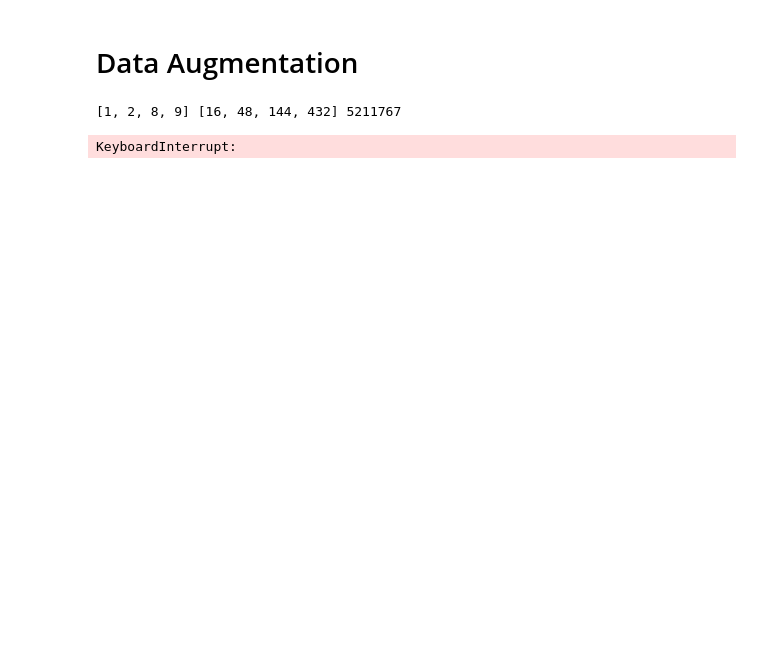
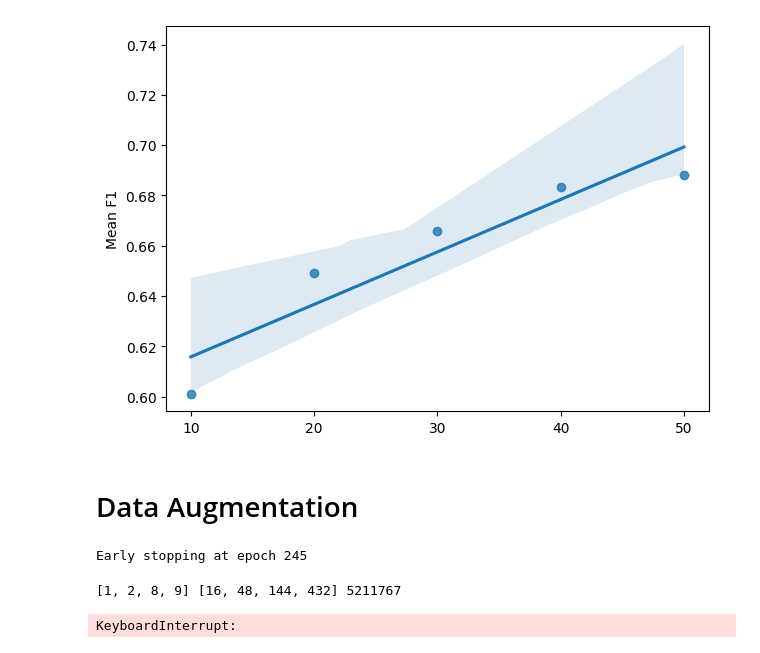
Before and after one commit to Musa-Azeem/eating-detection, a Jupyter notebook: data_aug.ipynb, the cells around one changed output. Drawn from its saved outputs; the diff is of its cells as text; code cells hidden in the pictures; blank space fills up the shorter version.

```diff
--- a/data_aug.ipynb
+++ b/data_aug.ipynb
@@ -104,3 +70,18 @@ ax.set_xticks(range(10, 60, 10));
+# %%
+fig,ax = plt.subplots(1, figsize=(7,5), sharex=True)
+dfbyn = df.groupby('n', as_index=False).mean(numeric_only=True)
+sns.regplot(data=dfbyn, x='n', y='best_f1', ax=ax)
+ax.set_ylabel('Mean F1')
+ax.set_xlabel('')
+ax.set_xticks(range(10, 60, 10));
+
+# discretize nparams
+# bins = df.nparams.quantile([0, 0.25, 0.5, 0.75, 1]).apply(lambda x: round(x, -4))
+# df['nparams_binned'] = pd.cut(df.nparams, bins=bins, labels=[f'<{bins[0.25]}' , f'{bins[0.25]}-{bins[0.5]}', f'{bins[0.5]}-{bins[0.75]}', f'>{bins[0.75]}'])
+# sns.boxplot(data=df, x='n', y='best_f1', hue='nparams_binned', ax=axes[1])
+# axes[1].set_xticks(range(10, 60, 10))
+# %% [output]
+[figure, added]
 # %% [markdown]
 # Data Augmentation
 # %%
@@ -160,2 +144,47 @@ def load_nursing_noise(nurses='all', winsize=2001, test_size=0.25, batch_size=51
 
     return trainloader, devloader
+# %%
+CONFIG = {
+    'WINDOW_SIZE':2001,
+    'NURSING_STRIDE': 2001 // 16,
+    'BATCH_SIZE': 512,
+    'LEARNING_RATE': 3e-4,
+    'NURSING_TEST_SIZE': 0.25,
+    'DEVICE': 'cuda:0',
+    'DEPTHI': [2,2],
+    'WIDTHI': [48, 128],
+    'VALIDATION': [37, 46, 70, 39, 22, 13]
+}
+
+# n = 50
+# nurses = list(set(range(11,71)) - set(CONFIG['VALIDATION']))
+# train_nurses = np.random.choice(nurses,n, replace=False)
+nursing_trainloader, nursing_testloader = load_nursing_5_class(
+    nurses=list(range(11, 71)),
+    winsize=2001,
+    test_size=CONFIG['NURSING_TEST_SIZE'],
+    batch_size=512,
+    stride=2001
+)
+
+model = RegNetv3(CONFIG=CONFIG).to(CONFIG['DEVICE'])
+criterion = nn.CrossEntropyLoss()
+optimizer = torch.optim.Adam(model.parameters(), lr=CONFIG['LEARNING_RATE'])
+
+outdir = 'dev/data_aug_noise/no-noise'
+optimization_loop_multi_class(
+    model,
+    nursing_trainloader,
+    nursing_testloader,
+    criterion,
+    optimizer,
+    epochs=150,
+    patience=30,
+    device=CONFIG['DEVICE'],
+    outdir=outdir,
+    writer=outdir,
+    config=CONFIG,
+    continue_training=True
+)
+# %% [output]
+Early stopping at epoch 245
```
Also changed, not shown: parts of 10 cells of this notebook, 10 other files.
